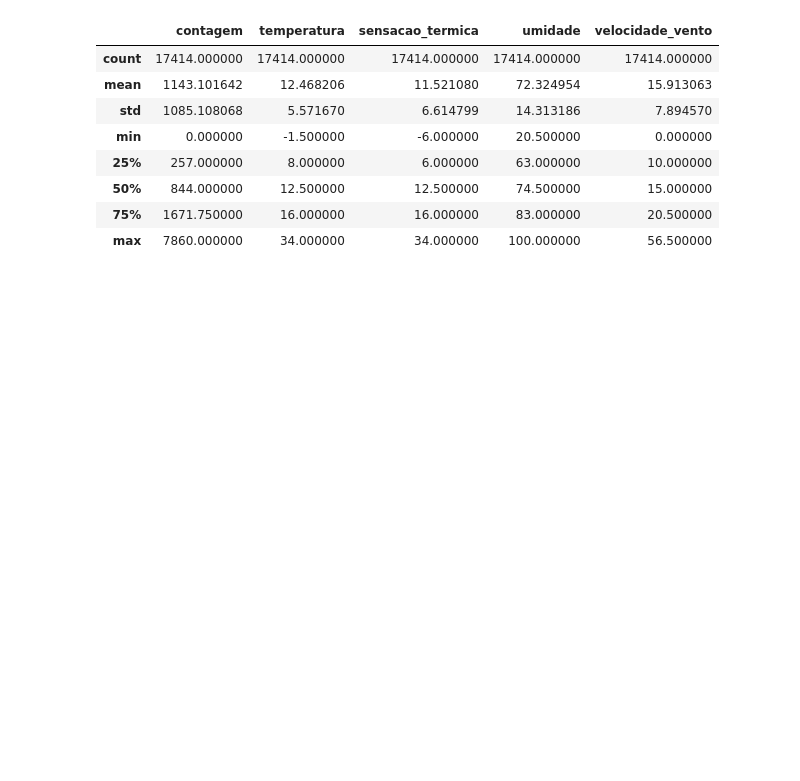
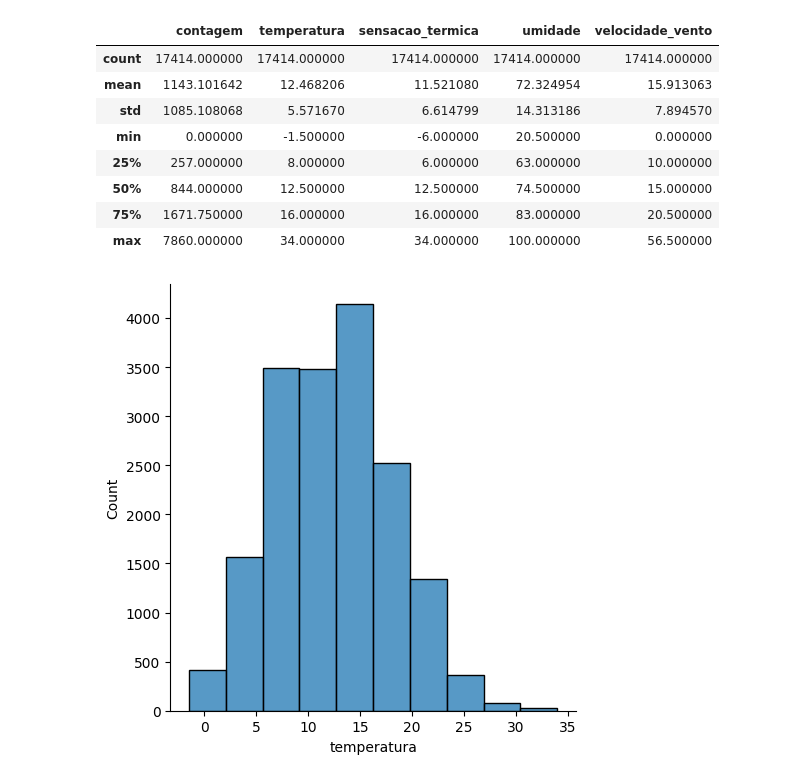
Before and after one commit to juliogazoli/alura-data-science-python-analisando-e-prevendo-series-temporais, a Jupyter notebook: atividades.ipynb, the cells around one changed output. Saved outputs shown, nothing was run; the diff lists cells and outputs as text; code cells hidden in the pictures; blank space fills up the shorter version.

```diff
--- a/atividades.ipynb
+++ b/atividades.ipynb
@@ -133,0 +137,5 @@ df_limpo.describe()
+# %%
+sns.displot(df_limpo, x='temperatura', bins=10)
+plt.show()
+# %% [output]
+[figure, added]
```
Also changed, not shown: parts of 3 cells of this notebook, 1 other file.
